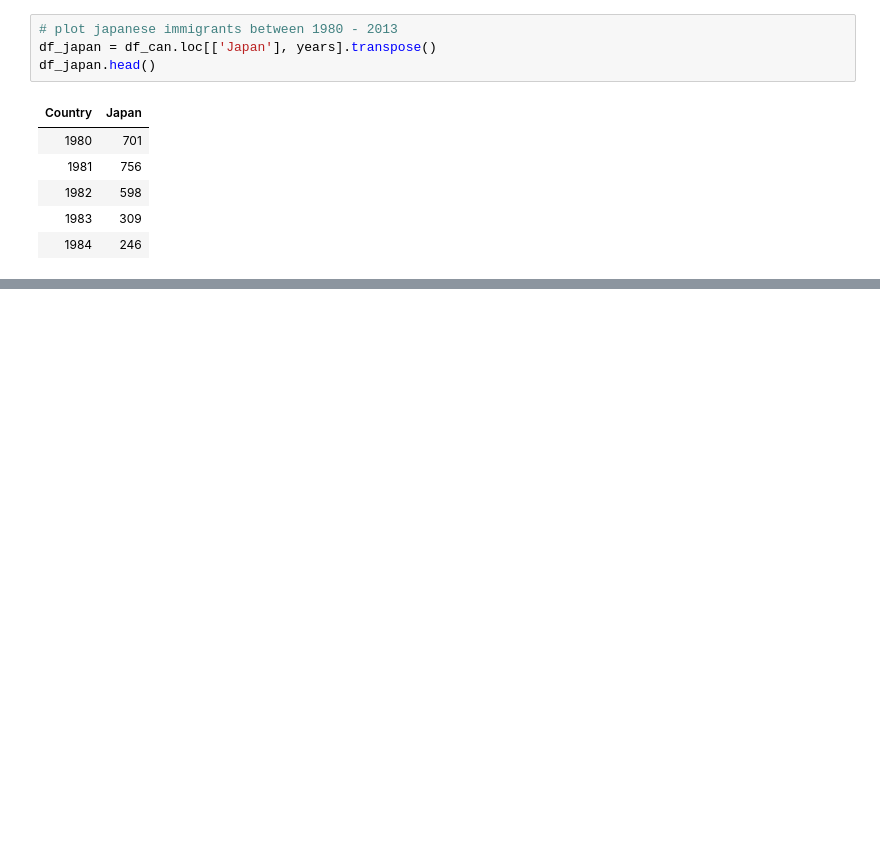
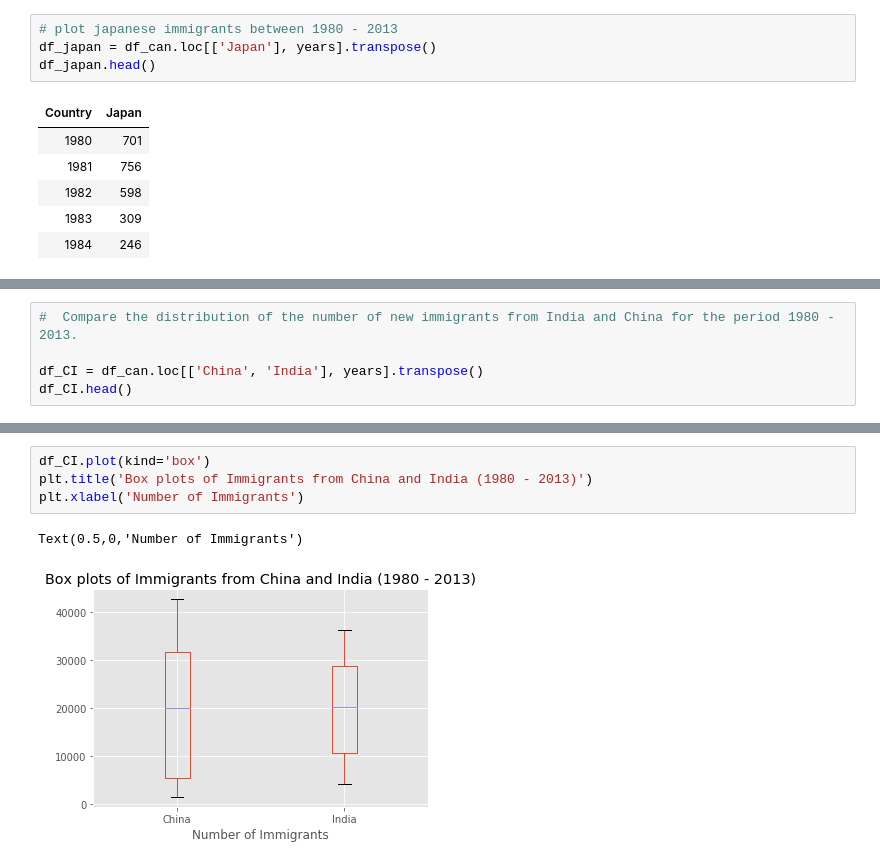
Before and after one commit to ghaffaru/immigration-data-analytics, a Jupyter notebook: plots/pie_box_scatter.ipynb, the cells around one changed output, grey strips where cells are left out. Cells and saved outputs as stored; diff of their text form; blank space fills up the shorter version.

```diff
--- a/plots/pie_box_scatter.ipynb
+++ b/plots/pie_box_scatter.ipynb
@@ -107,0 +113,5 @@ df_japan.plot(kind='')
+# %%
+#  Compare the distribution of the number of new immigrants from India and China for the period 1980 - 2013.
+
+df_CI = df_can.loc[['China', 'India'], years].transpose()
+df_CI.head()
@@ -107,0 +137,7 @@ df_japan.plot(kind='')
+# %%
+df_CI.plot(kind='box')
+plt.title('Box plots of Immigrants from China and India (1980 - 2013)')
+plt.xlabel('Number of Immigrants')
+# %% [output]
+Text(0.5,0,'Number of Immigrants')
+[figure, added]
```
Also changed, not shown: parts of 4 cells of this notebook.
